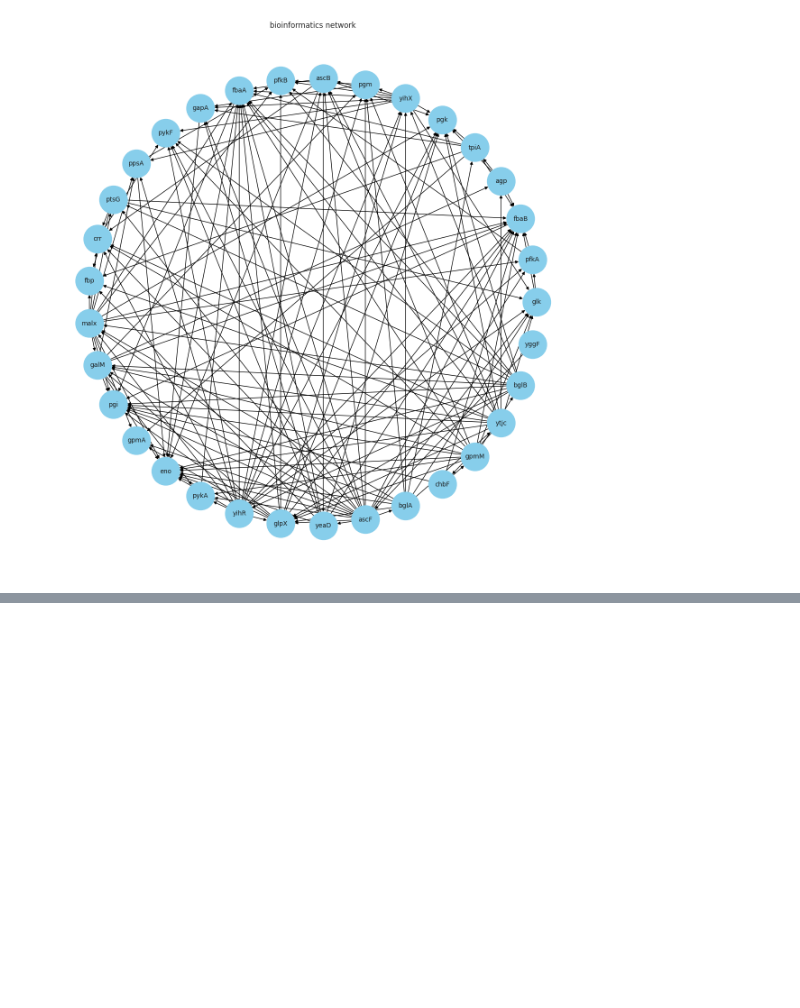
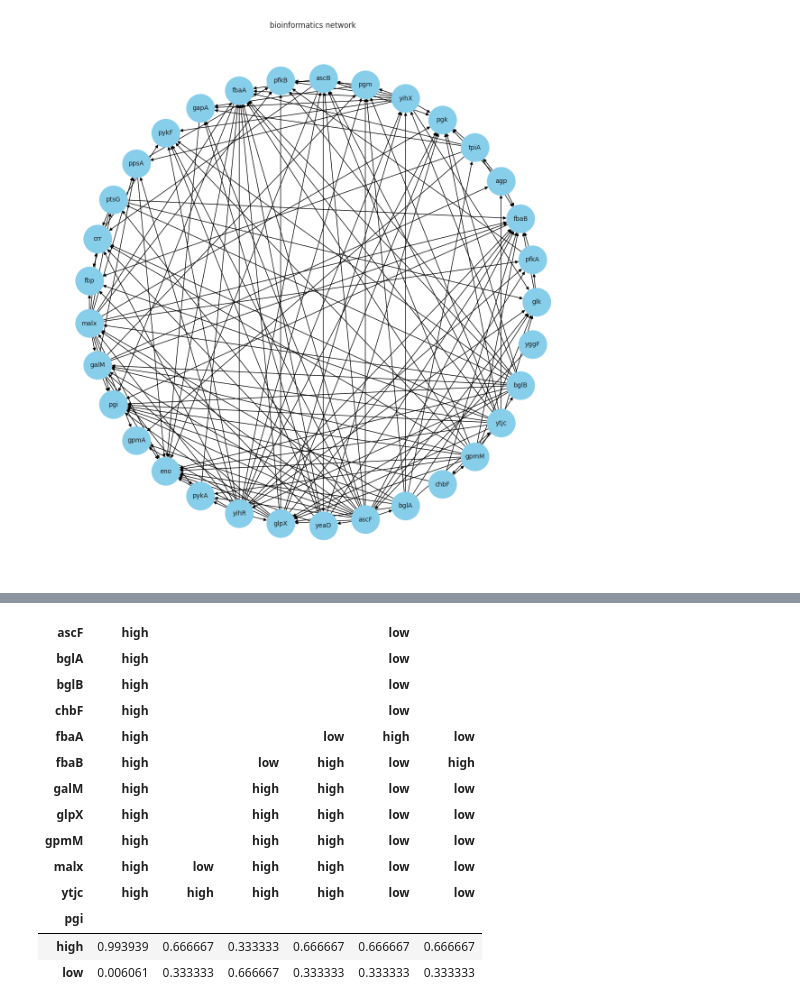
Before and after one commit to SanchanY/bn, a Jupyter notebook: work/notears_lasso.ipynb, the cells around one changed output, grey strips where cells are left out. Saved outputs shown, nothing was run; the diff lists cells and outputs as text; code cells hidden in the pictures; blank space fills up the shorter version.

```diff
--- a/work/notears_lasso.ipynb
+++ b/work/notears_lasso.ipynb
@@ -213,0 +228,24 @@ d.to_excel('./pgi.xlsx')
+# %%
+# 'pgi'ノードのCPDを取得
+pgi_cpd = bn.cpds['pgi']
+
+# 0.5以外の値を持つCPDの行と列をフィルタリング
+filtered_pgi_cpd = pgi_cpd[(pgi_cpd != 0.5).any(axis=1)]
+filtered_pgi_cpd = filtered_pgi_cpd.loc[:, (filtered_pgi_cpd != 0.5).any(axis=0)]
+
+filtered_pgi_cpd
+# %% [output]
+| ascF | high |  |  |  | low |  |
+| bglA | high |  |  |  | low |  |
+| bglB | high |  |  |  | low |  |
+| chbF | high |  |  |  | low |  |
+| fbaA | high |  |  | low | high | low |
+| fbaB | high |  | low | high | low | high |
+| galM | high |  | high | high | low | low |
+| glpX | high |  | high | high | low | low |
+| gpmM | high |  | high | high | low | low |
+| malx | high | low | high | high | low | low |
+| ytjc | high | high | high | high | low | low |
+| pgi |  |  |  |  |  |  |
+| high | 0.993939 | 0.666667 | 0.333333 | 0.666667 | 0.666667 | 0.666667 |
+| low | 0.006061 | 0.333333 | 0.666667 | 0.333333 | 0.333333 | 0.333333 |
```
Also changed, not shown: parts of 4 cells of this notebook, 3 other files.
